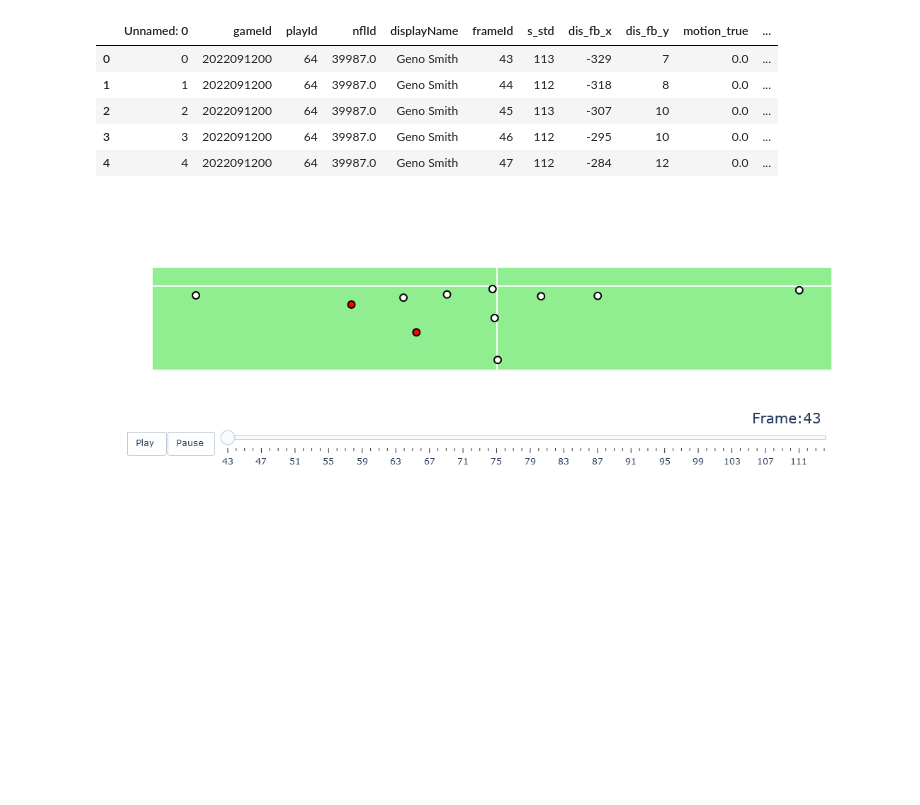
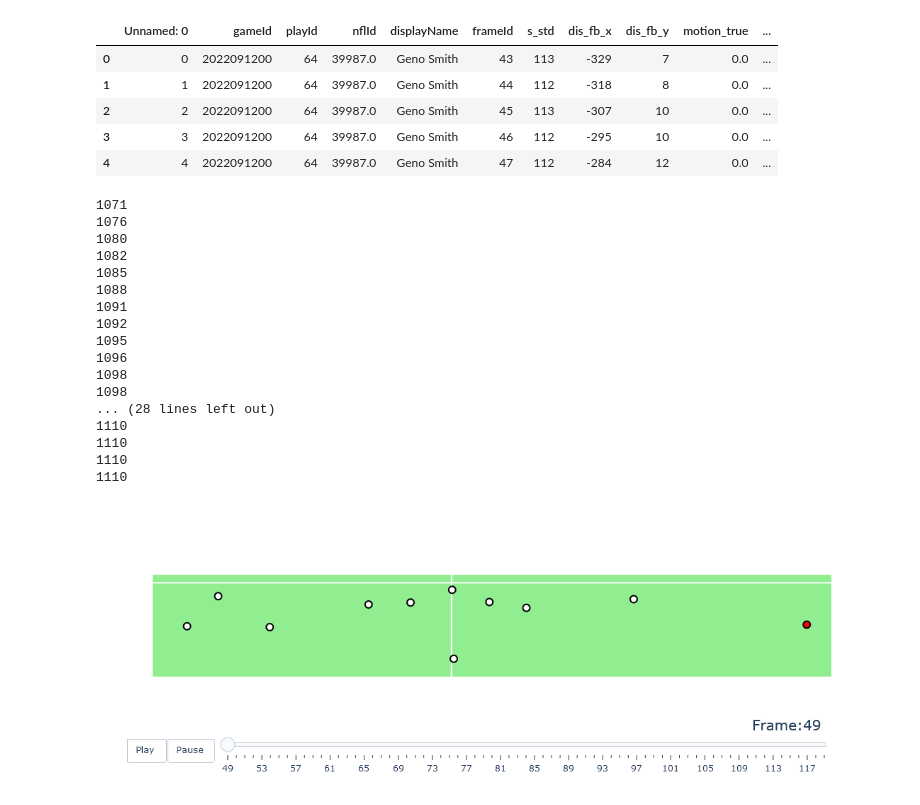
Before and after one commit to etienne-busnel/NFL-Big-Data-Bowl-2025, a Jupyter notebook: Play_Visualization_Vertical_Simple.ipynb, the cells around one changed output. Saved outputs shown, nothing was run; the diff lists cells and outputs as text; code cells hidden in the pictures; blank space fills up the shorter version.

```diff
--- a/Play_Visualization_Vertical_Simple.ipynb
+++ b/Play_Visualization_Vertical_Simple.ipynb
@@ -80,10 +80,8 @@ def animate_play_vertical(games,tracking_df,play_df,players,gameId,playId):
 
     frames = []
 
-    x_min = 0
-    y_min = 0
-    x_max = 0
-    y_max = 0
+    #find needed boundaries for the plot
+    x_min, y_min, x_max, y_max = float('inf'), float('inf'), -float('inf'), -float('inf')
 
     for frameId in sorted_frame_list:
         data = []
@@ -114,22 +112,12 @@ def animate_play_vertical(games,tracking_df,play_df,players,gameId,playId):
             text_to_append = f"nflId:{nflId}<br>displayName:{displayName}<br>Player Speed:{s} MPH"
             hover_text_array.append(text_to_append)
 
-            # Determine if graph bounds need to be extended
-            x_min = min(x_min, plot_df['dis_fb_y'].min())
-            x_max = max(x_max, plot_df['dis_fb_y'].max())
-            y_min = min(y_min, plot_df['dis_fb_x'].min())
-            y_max = max(y_max, plot_df['dis_fb_x'].max())
-
             # Determine if the player is in motion
             in_motion_flag = selected_player_df['motion_true'].values[0]
             in_motion = selected_player_df['in_motion'].values[0]
 
-            #set colors based on if in motion or not
-            if in_motion_flag:
-                fill_color = '#ff0000'
-
-            else:
-                fill_color = '#ffffff'
+            #set fill color to red if in motion, otherwise to white
+            fill_color = '#ff0000' if in_motion_flag else '#ffffff'
 
             # Add the base marker
             data.append(go.Scatter(x=-selected_player_df['dis_fb_y'], y=selected_player_df['dis_fb_x'],
@@ -154,6 +142,7 @@ def animate_play_vertical(games,tracking_df,play_df,players,gameId,playId):
                                       ),
                                       name=f'{displayName} in motion',
                                       hoverinfo='none'))
+                print(x_max)
 
             # Plot the motion path dynamically as the player moves
             motion_df = selected_tracking_df[(selected_tracking_df['nflId'] == nflId) & (selected_tracking_df['frameId'] <= frameId) & (selected_tracking_df['in_motion'] == 1)].copy()
@@ -164,6 +153,12 @@ def animate_play_vertical(games,tracking_df,play_df,players,gameId,playId):
                 line=dict(color='red', width=2),
                 name=f'{displayName} motion path'
             ))
+
+            # Determine if graph bounds need to be extended
+            x_min = min(x_min, plot_df['dis_fb_y'].min())
+            x_max = max(x_max, plot_df['dis_fb_y'].max())
+            y_min = min(y_min, plot_df['dis_fb_x'].min())
+            y_max = max(y_max, plot_df['dis_fb_x'].max())
 
             # # Plot the after motion path as well
             # post_motion_df = selected_tracking_df[(selected_tracking_df['nflId'] == nflId) & (selected_tracking_df['frameId'] <= frameId) & (selected_tracking_df['in_motion_flag'] == True) & (selected_tracking_df['frameType'] == 'AFTER_SNAP')].copy()
@@ -192,17 +187,17 @@ def animate_play_vertical(games,tracking_df,play_df,players,gameId,playId):
 
     layout = go.Layout(
         autosize=False,
-        width=600,
+        width=800,
         height=400,
         updatemenus=updatemenus_dict,
         sliders=[sliders_dict],
         xaxis=dict(
-            range=[x_min-buffer_x, x_max+buffer_y],
+            range=[-x_max-buffer_x, -x_min+buffer_x],
             showticklabels = False,
             showgrid=False
         ),
         yaxis=dict(
-            range=[y_min-buffer_x, y_max+buffer_y],
+            range=[y_min-buffer_y, y_max+buffer_y],
             showticklabels = False,
             showgrid=False
         ),
@@ -233,11 +228,28 @@ plays = pd.read_csv('plays.csv')
 players = pd.read_csv('players.csv')
 tracking_df = pd.read_csv('tracking_vertical.csv')
 # %%
-gid = 2022091200
-pid = 64
+gid = 2022091105
+pid = 1809
 
 animate_play_vertical(games=games, tracking_df=tracking_df,
              play_df=plays, players=players, gameId=gid,
              playId=pid)
 # %% [output]
+1071
+1076
+1080
+1082
+1085
+1088
+1091
+1092
+1095
+1096
+1098
+1098
+... (28 lines left out)
+1110
+1110
+1110
+1110
-[figure, old version]
+[figure, new version]
```
